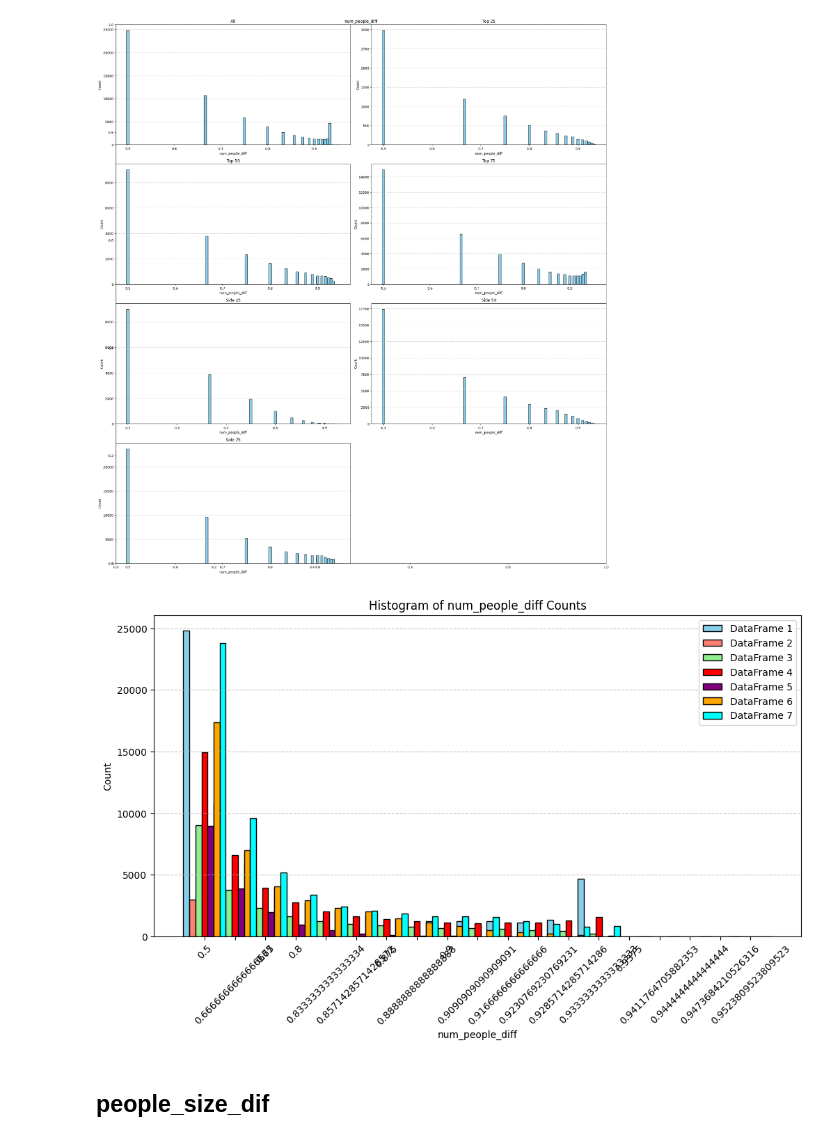
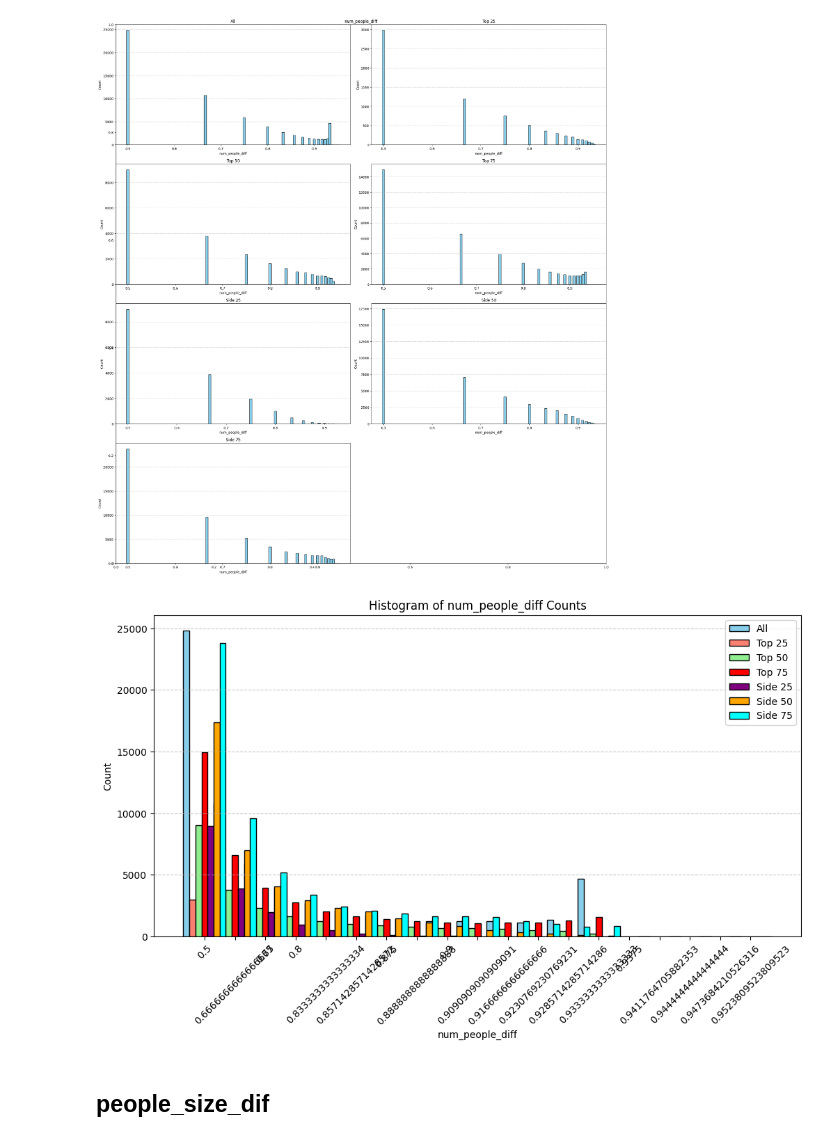
Before and after one commit to federicopaschetta/FemaleObjectificationInMovies, a Jupyter notebook: script.ipynb, the cells around one changed output. Cells and saved outputs as stored; diff of their text form; code cells hidden in the pictures.

Commit message:
added legenda in plot

```diff
--- a/script.ipynb
+++ b/script.ipynb
@@ -190,29 +190,29 @@ plt.show()
 # %%
 colors = ["skyblue", "salmon", "lightgreen", "red", "purple", "orange", "cyan"]
 
 # Calculate unique x-axis labels and their positions
 unique_keys = sorted(set().union(*(df_temp['num_people_diff'].unique() for df_temp in df_list)))
 bar_width = 0.2
 x_positions = np.arange(len(unique_keys))  # Base x-positions for each unique key
 
 plt.figure(figsize=(12, 6))
 
 for i, (df_temp, color) in enumerate(zip(df_list, colors)):
     counts = df_temp['num_people_diff'].value_counts()
     values = [counts.get(key, 0) for key in unique_keys]
 
     offset = (i - (len(df_list) - 1) / 2) * bar_width
     plt.bar(x_positions + offset, values, width=bar_width, color=color, edgecolor="black", label=f"DataFrame {i+1}")
 
 plt.xlabel("num_people_diff")
 plt.ylabel("Count")
 plt.title("Histogram of num_people_diff Counts")
 plt.xticks(x_positions, unique_keys, rotation=45)
 plt.grid(axis="y", linestyle="--", alpha=0.7)
-plt.legend()
+plt.legend(df_names)
 plt.show()
 # %% [output]
-[figure, old version]
+[figure, new version]
 # %% [markdown]
 ## people_size_dif
 # %%
```
